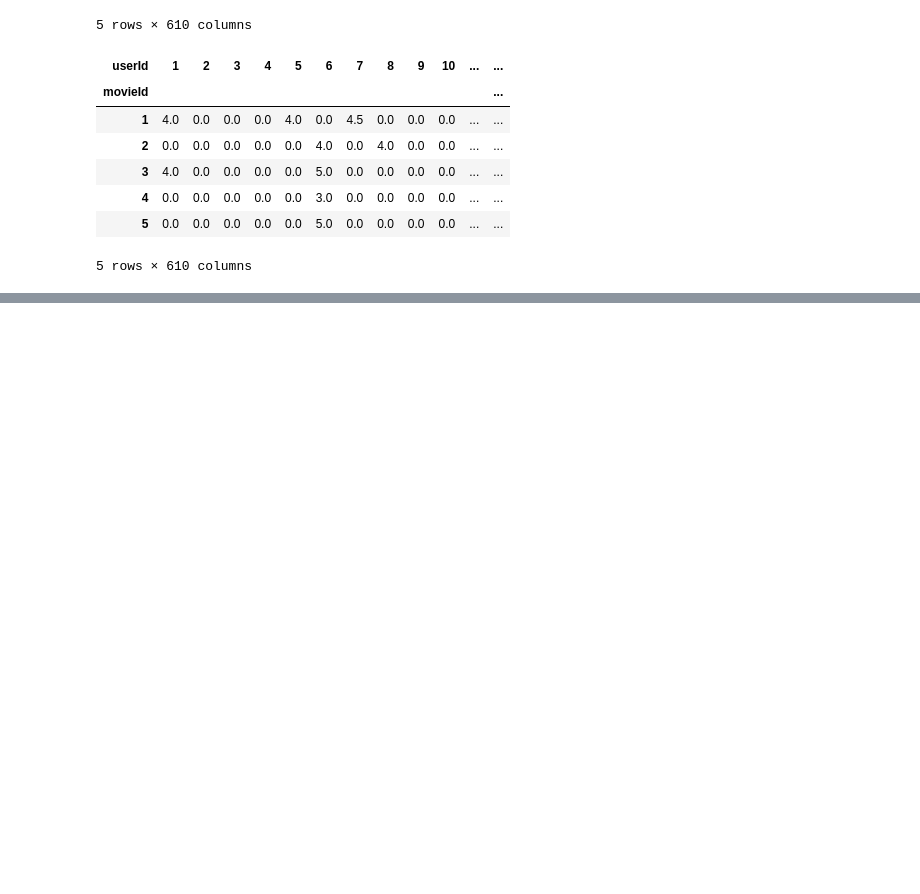
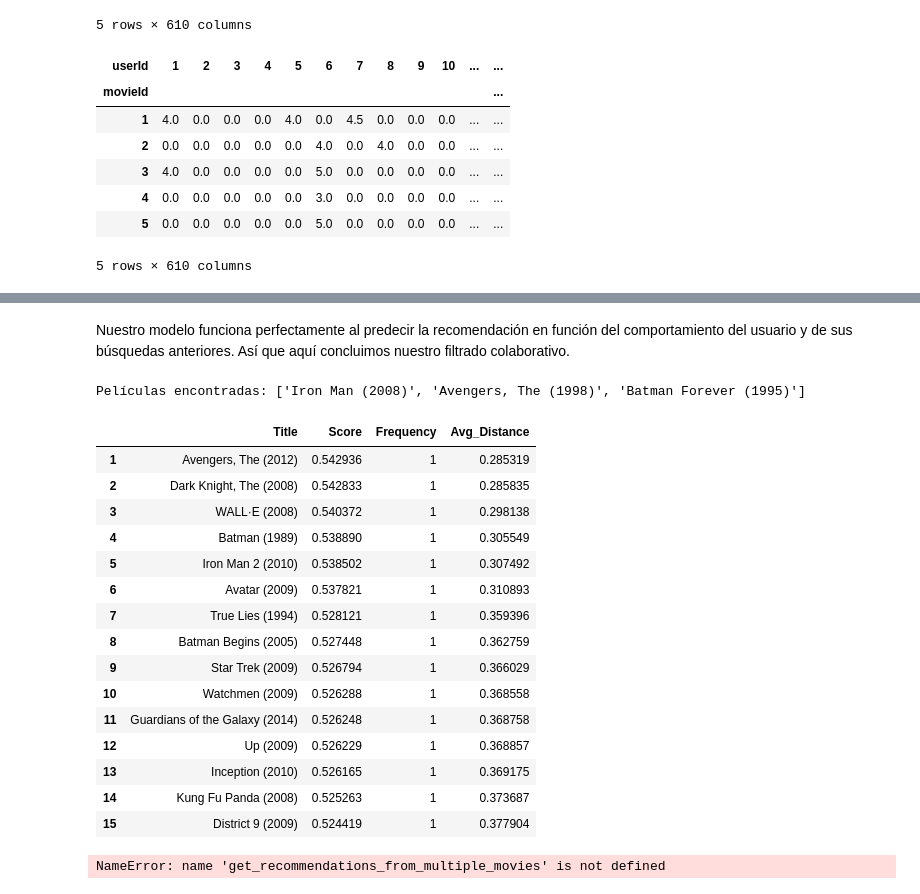
Before and after one commit to DenisFZelaya/SeminarioIA-MasterIA, a Jupyter notebook: notebooks/exploration.ipynb, the cells around one changed output, grey strips where cells are left out. Saved outputs shown, nothing was run; the diff lists cells and outputs as text; code cells hidden in the pictures; blank space fills up the shorter version.

```diff
--- a/notebooks/exploration.ipynb
+++ b/notebooks/exploration.ipynb
@@ -71,0 +145,3 @@ To qualify a user, minimum 50 movies should have voted by the user.
+# %%
+csr_data = csr_matrix(final_dataset.values)
+final_dataset.reset_index(inplace=True)
@@ -71,0 +150,6 @@ To qualify a user, minimum 50 movies should have voted by the user.
+# %%
+# Crear modelo
+knn = NearestNeighbors(metric='cosine', algorithm='brute', n_neighbors=20, n_jobs=-1)
+
+# Entrenamiento del modelo
+knn.fit(csr_data)
@@ -71,0 +212,2 @@ To qualify a user, minimum 50 movies should have voted by the user.
+# %% [markdown]
+Nuestro modelo funciona perfectamente al predecir la recomendación en función del comportamiento del usuario y de sus búsquedas anteriores. Así que aquí concluimos nuestro filtrado colaborativo.
@@ -71,0 +304,24 @@ To qualify a user, minimum 50 movies should have voted by the user.
+# %%
+get_recommendations_from_multiple_movies(['Iron Man', 'Avengers', 'Batman'], 15)
+# %% [output]
+Películas encontradas: ['Iron Man (2008)', 'Avengers, The (1998)', 'Batman Forever (1995)']
+|  | Title | Score | Frequency | Avg_Distance |
+| 1 | Avengers, The (2012) | 0.542936 | 1 | 0.285319 |
+| 2 | Dark Knight, The (2008) | 0.542833 | 1 | 0.285835 |
+| 3 | WALL·E (2008) | 0.540372 | 1 | 0.298138 |
+| 4 | Batman (1989) | 0.538890 | 1 | 0.305549 |
+| 5 | Iron Man 2 (2010) | 0.538502 | 1 | 0.307492 |
+| 6 | Avatar (2009) | 0.537821 | 1 | 0.310893 |
+| 7 | True Lies (1994) | 0.528121 | 1 | 0.359396 |
+| 8 | Batman Begins (2005) | 0.527448 | 1 | 0.362759 |
+| 9 | Star Trek (2009) | 0.526794 | 1 | 0.366029 |
+| 10 | Watchmen (2009) | 0.526288 | 1 | 0.368558 |
+| 11 | Guardians of the Galaxy (2014) | 0.526248 | 1 | 0.368758 |
+| 12 | Up (2009) | 0.526229 | 1 | 0.368857 |
+| 13 | Inception (2010) | 0.526165 | 1 | 0.369175 |
+| 14 | Kung Fu Panda (2008) | 0.525263 | 1 | 0.373687 |
+| 15 | District 9 (2009) | 0.524419 | 1 | 0.377904 |
+# %%
+get_recommendations_from_multiple_movies(['Sabrina'], 15)
+# %% [output]
+NameError: name 'get_recommendations_from_multiple_movies' is not defined
```
Also changed, not shown: parts of 27 cells of this notebook, 9 other files.
